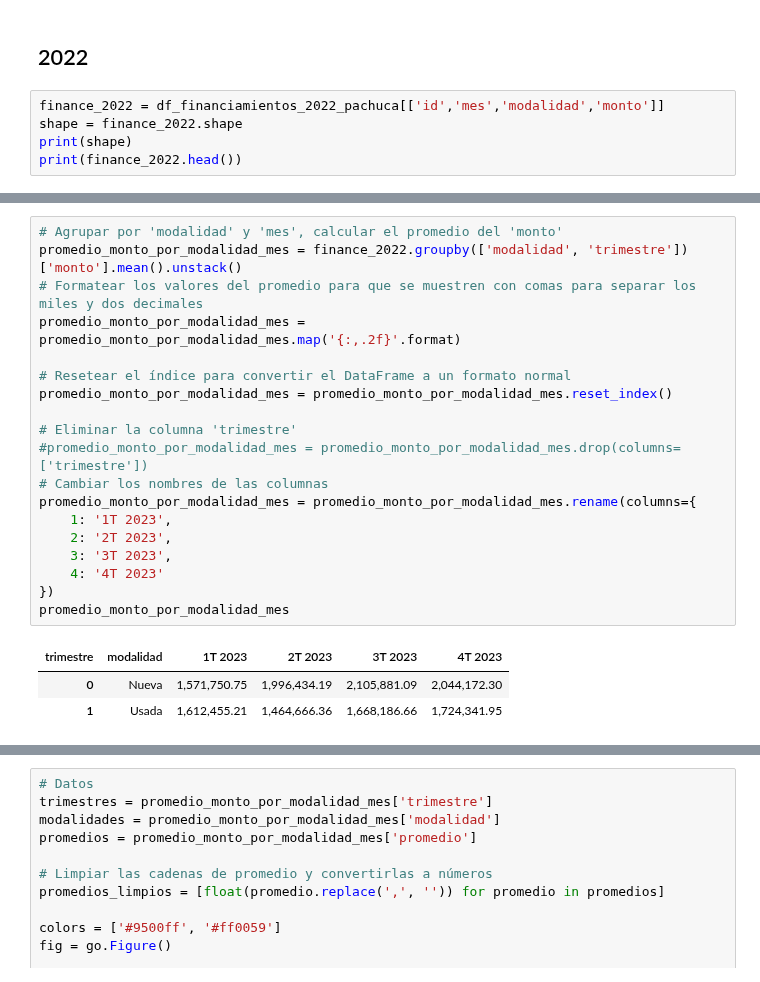
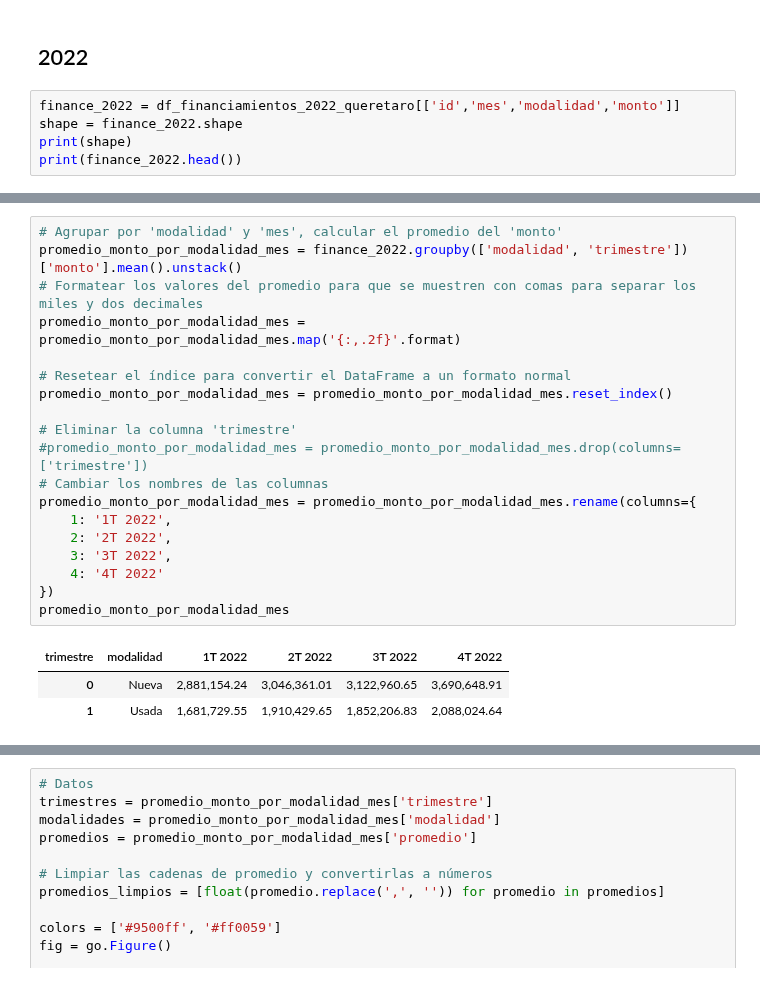
Before and after one commit to MiguelDWT4toCreativo/Datalpine, a Jupyter notebook: resources/Ciudades/Queretaro/creditos_casa_nuevausada.ipynb, the cells around one changed output, grey strips where cells are left out. Cells and saved outputs as stored; diff of their text form.

Commit message:
Gráficas Qro, Financiamientos

```diff
--- a/resources/Ciudades/Queretaro/creditos_casa_nuevausada.ipynb
+++ b/resources/Ciudades/Queretaro/creditos_casa_nuevausada.ipynb
@@ -50,7 +501,7 @@ Lista de DataFrames filtrados:
 # %% [markdown]
 ## 2022
 # %%
-finance_2022 = df_financiamientos_2022_pachuca[['id','mes','modalidad','monto']]
+finance_2022 = df_financiamientos_2022_queretaro[['id','mes','modalidad','monto']]
 shape = finance_2022.shape
 print(shape)
 print(finance_2022.head())
@@ -99,26 +549,26 @@ See the caveats in the documentation: https://pandas.pydata.org/pandas-docs/stab
 # %%
 # Agrupar por 'modalidad' y 'mes', calcular el promedio del 'monto'
 promedio_monto_por_modalidad_mes = finance_2022.groupby(['modalidad', 'trimestre'])['monto'].mean().unstack()
 # Formatear los valores del promedio para que se muestren con comas para separar los miles y dos decimales
 promedio_monto_por_modalidad_mes = promedio_monto_por_modalidad_mes.map('{:,.2f}'.format)
 
 # Resetear el índice para convertir el DataFrame a un formato normal
 promedio_monto_por_modalidad_mes = promedio_monto_por_modalidad_mes.reset_index()
 
 # Eliminar la columna 'trimestre'
 #promedio_monto_por_modalidad_mes = promedio_monto_por_modalidad_mes.drop(columns=['trimestre'])
 # Cambiar los nombres de las columnas
 promedio_monto_por_modalidad_mes = promedio_monto_por_modalidad_mes.rename(columns={
-    1: '1T 2023',
-    2: '2T 2023',
-    3: '3T 2023',
-    4: '4T 2023'
+    1: '1T 2022',
+    2: '2T 2022',
+    3: '3T 2022',
+    4: '4T 2022'
 })
 promedio_monto_por_modalidad_mes
 # %% [output]
-| trimestre | modalidad | 1T 2023 | 2T 2023 | 3T 2023 | 4T 2023 |
-| 0 | Nueva | 1,571,750.75 | 1,996,434.19 | 2,105,881.09 | 2,044,172.30 |
-| 1 | Usada | 1,612,455.21 | 1,464,666.36 | 1,668,186.66 | 1,724,341.95 |
+| trimestre | modalidad | 1T 2022 | 2T 2022 | 3T 2022 | 4T 2022 |
+| 0 | Nueva | 2,881,154.24 | 3,046,361.01 | 3,122,960.65 | 3,690,648.91 |
+| 1 | Usada | 1,681,729.55 | 1,910,429.65 | 1,852,206.83 | 2,088,024.64 |
 # %%
 # Resetear el índice para convertir el DataFrame a un formato normal
 promedio_monto_por_modalidad_mes = promedio_monto_por_modalidad_mes.reset_index()
```
Also changed, not shown: parts of 33 cells of this notebook, 51 other files.
